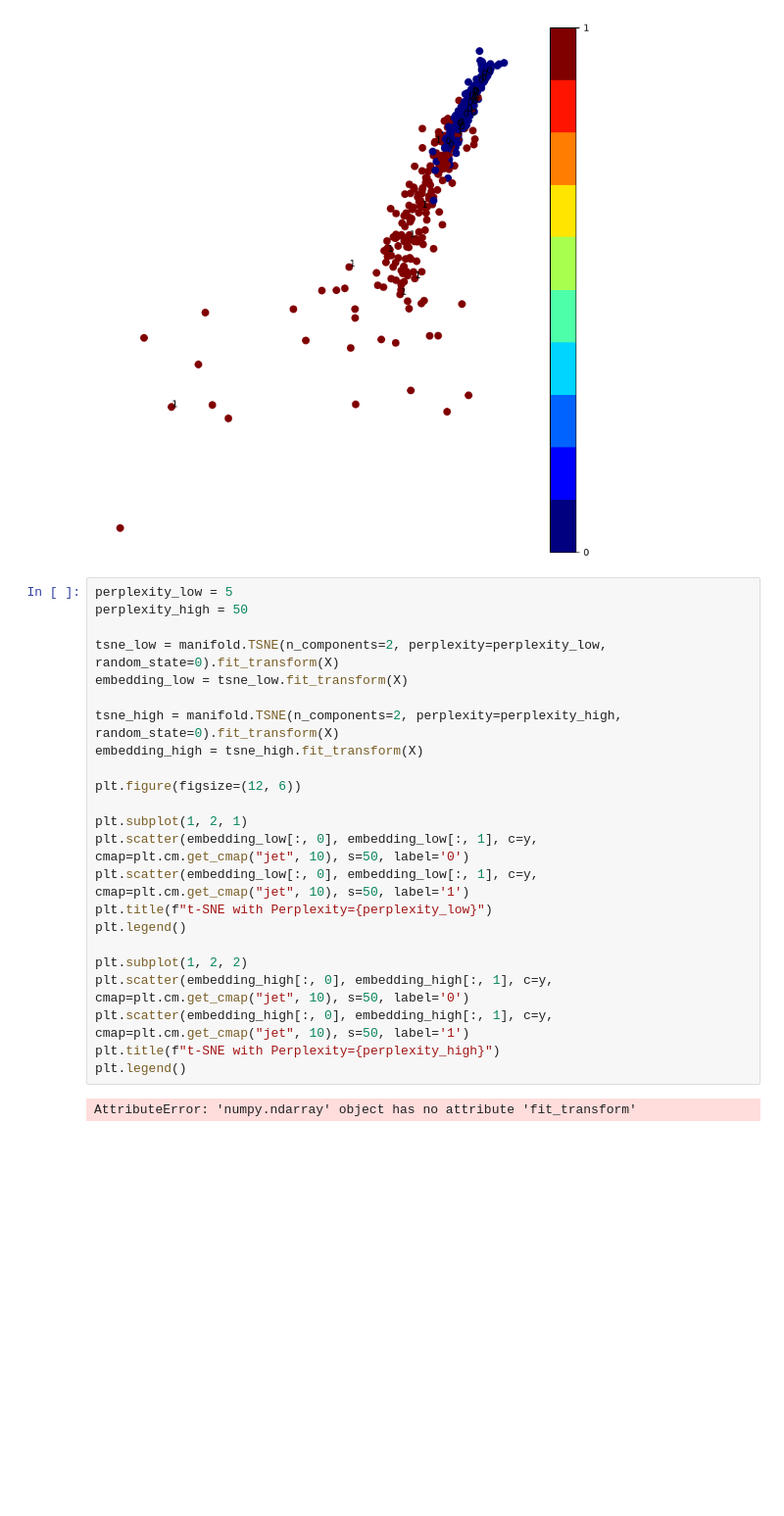
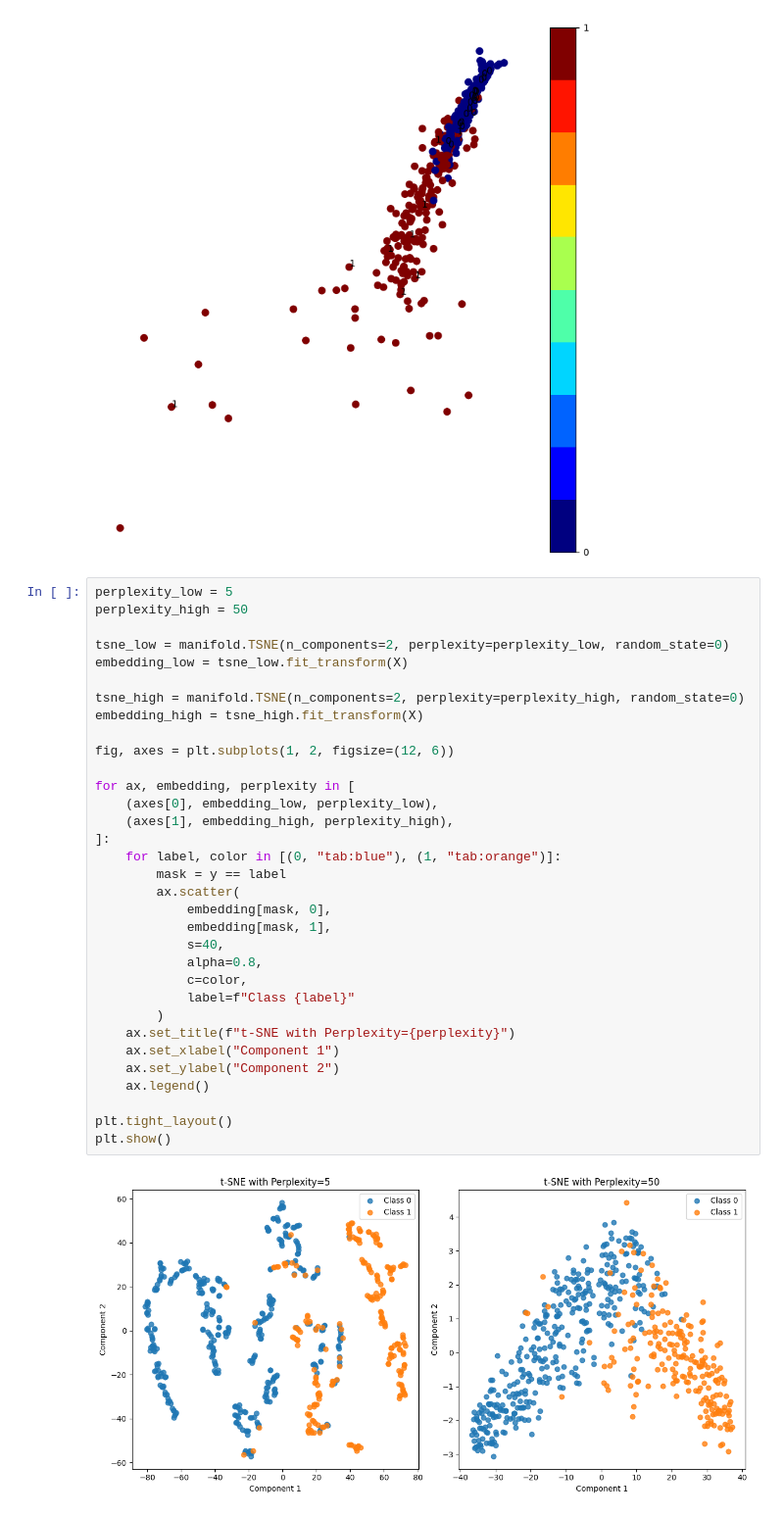
Before and after one commit to TETRAWasTaken/Machine-Learning, a Jupyter notebook: Unsupervised-Learning/TSNE and MDS/t-SNE_1.ipynb, the cells around one changed output. Shown at 98% size. Drawn from its saved outputs; the diff is of its cells as text; blank space fills up the shorter version.

```diff
--- a/Unsupervised-Learning/TSNE and MDS/t-SNE_1.ipynb
+++ b/Unsupervised-Learning/TSNE and MDS/t-SNE_1.ipynb
@@ -118,25 +118,35 @@ for i in range(250, 500, 2):
 # %%
 perplexity_low = 5
 perplexity_high = 50
 
-tsne_low = manifold.TSNE(n_components=2, perplexity=perplexity_low, random_state=0).fit_transform(X)
+tsne_low = manifold.TSNE(n_components=2, perplexity=perplexity_low, random_state=0)
 embedding_low = tsne_low.fit_transform(X)
 
-tsne_high = manifold.TSNE(n_components=2, perplexity=perplexity_high, random_state=0).fit_transform(X)
+tsne_high = manifold.TSNE(n_components=2, perplexity=perplexity_high, random_state=0)
 embedding_high = tsne_high.fit_transform(X)
 
-plt.figure(figsize=(12, 6))
+fig, axes = plt.subplots(1, 2, figsize=(12, 6))
 
-plt.subplot(1, 2, 1)
-plt.scatter(embedding_low[:, 0], embedding_low[:, 1], c=y, cmap=plt.cm.get_cmap("jet", 10), s=50, label='0')
-plt.scatter(embedding_low[:, 0], embedding_low[:, 1], c=y, cmap=plt.cm.get_cmap("jet", 10), s=50, label='1')
-plt.title(f"t-SNE with Perplexity={perplexity_low}")
-plt.legend()
+for ax, embedding, perplexity in [
+    (axes[0], embedding_low, perplexity_low),
+    (axes[1], embedding_high, perplexity_high),
+]:
+    for label, color in [(0, "tab:blue"), (1, "tab:orange")]:
+        mask = y == label
+        ax.scatter(
+            embedding[mask, 0],
+            embedding[mask, 1],
+            s=40,
+            alpha=0.8,
+            c=color,
+            label=f"Class {label}"
+        )
+    ax.set_title(f"t-SNE with Perplexity={perplexity}")
+    ax.set_xlabel("Component 1")
+    ax.set_ylabel("Component 2")
+    ax.legend()
 
-plt.subplot(1, 2, 2)
-plt.scatter(embedding_high[:, 0], embedding_high[:, 1], c=y, cmap=plt.cm.get_cmap("jet", 10), s=50, label='0')
-plt.scatter(embedding_high[:, 0], embedding_high[:, 1], c=y, cmap=plt.cm.get_cmap("jet", 10), s=50, label='1')
-plt.title(f"t-SNE with Perplexity={perplexity_high}")
-plt.legend()
+plt.tight_layout()
+plt.show()
 # %% [output]
-AttributeError: 'numpy.ndarray' object has no attribute 'fit_transform'
+[figure, added]
```
Also changed, not shown: parts of 1 cell of this notebook, 2 other files.
